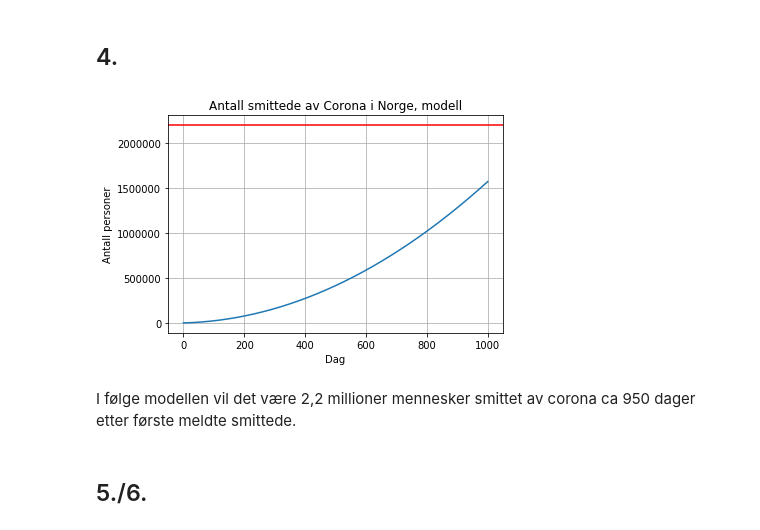
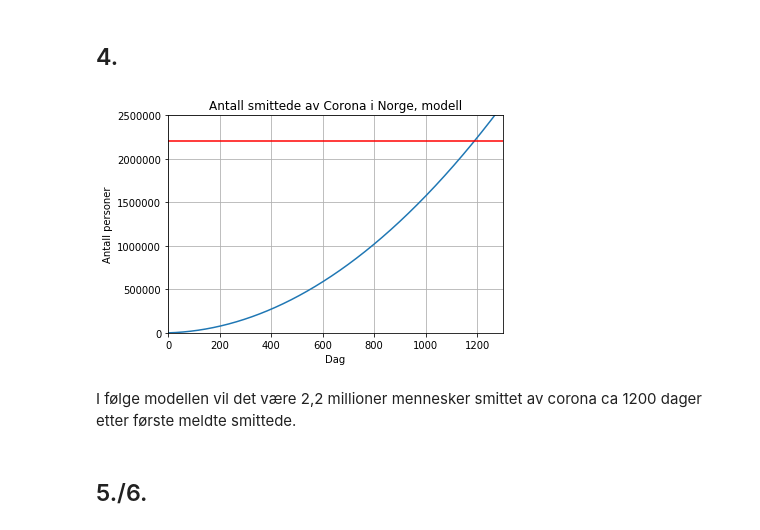
Before and after one commit to mathildemills/Promod, a Jupyter notebook: Epidemiologi.ipynb, the cells around one changed output. Drawn from its saved outputs; the diff is of its cells as text; code cells hidden in the pictures.

```diff
--- a/Epidemiologi.ipynb
+++ b/Epidemiologi.ipynb
@@ -130,7 +130,7 @@ data = loadtxt('coronatall_endret.txt',delimiter=' ')
 
 dag = data[:,0]
 antall = data[:,1]
-mdag = linspace(0,1000,1000)
+mdag = linspace(0,2000,2000)
 
 p2 = polyfit(dag, antall, 2)
 p1= polyfit(dag,antall,1)
@@ -155,15 +155,17 @@ En lineær regresjon passer ikke smitteforløpet. Andregrads regresjonen passer
 # %%
 plot(mdag,polyval(p2,mdag))
 xlabel("Dag")
 ylabel("Antall personer")
 title("Antall smittede av Corona i Norge, modell")
 axhline(y=2200000, color="red")
+xlim(0,1300)
+ylim(0,2500000)
 grid()
 show()
 # %% [output]
-[figure, old version]
+[figure, new version]
 # %% [markdown]
-I følge modellen vil det være 2,2 millioner mennesker smittet av corona ca 950 dager etter første meldte smittede.
+I følge modellen vil det være 2,2 millioner mennesker smittet av corona ca 1200 dager etter første meldte smittede.
 # %% [markdown]
 ## 5./6.
 # %%
```
Also changed, not shown: parts of 1 cell of this notebook.
